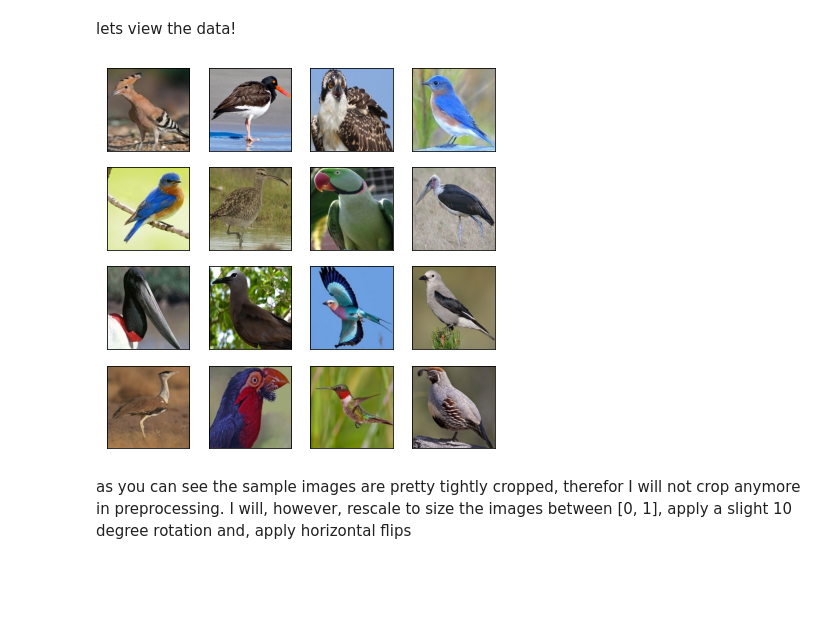
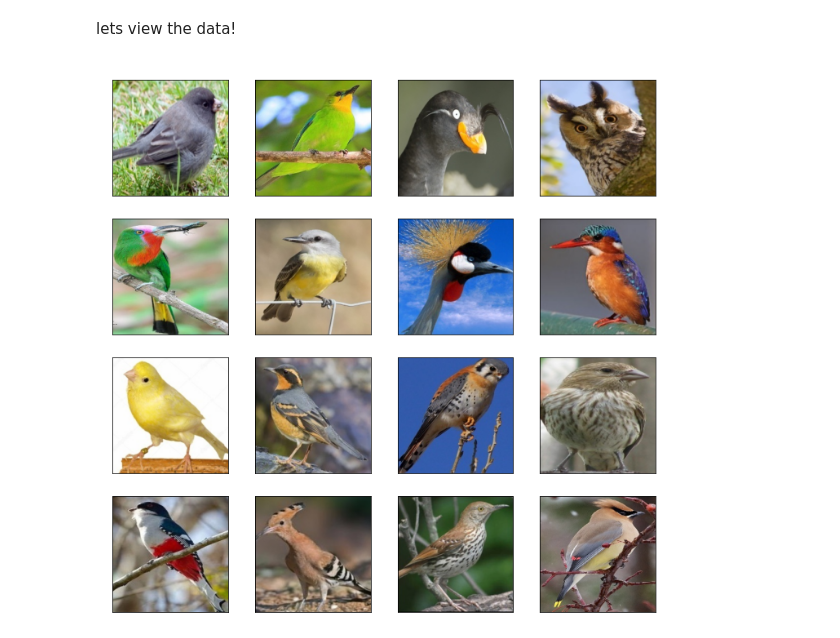
Before and after one commit to electricdarb/DeepLearning, a Jupyter notebook: birdception.ipynb, the cells around one changed output. Saved outputs shown, nothing was run; the diff lists cells and outputs as text; code cells hidden in the pictures; blank space fills up the shorter version.

```diff
--- a/birdception.ipynb
+++ b/birdception.ipynb
@@ -15,22 +19,21 @@ lets view the data!
 # %%
 from random import shuffle
 sample_files = []
 path = './285 birds/valid/'
 for r,d,f in os.walk(path):
     for dir in d:
         for r1, d1, f1 in os.walk(os.path.join(path, dir)):
             sample_files.extend([path + dir + '/' + _ for _ in f1])
 
+
 shuffle(sample_files)
-
-imgs = [mpimg.imread(f) for f in sample_files[:16]]
-fig, axs = plt.subplots(4, 4, figsize = (7,7))
+bird_types = sample_files[:16]
+imgs = [mpimg.imread(f) for f in bird_types]
+fig, axs = plt.subplots(4, 4, figsize = (12,12))
 for i, ax in enumerate(axs.flatten()):
     ax.imshow(imgs[i])
+    ax.set_title(bird_types[i][18:].strip('.jpg'), c = 'w')
     ax.set_xticks([])
     ax.set_yticks([])
 # %% [output]
-[figure, old version]
+[figure, new version]
-# %% [markdown]
-as you can see the sample images are pretty tightly cropped, therefor I will not crop anymore in preprocessing.
-I will, however, rescale to size the images between [0, 1], apply a slight 10 degree rotation and, apply horizontal flips
```
Also changed, not shown: parts of 13 cells of this notebook.
